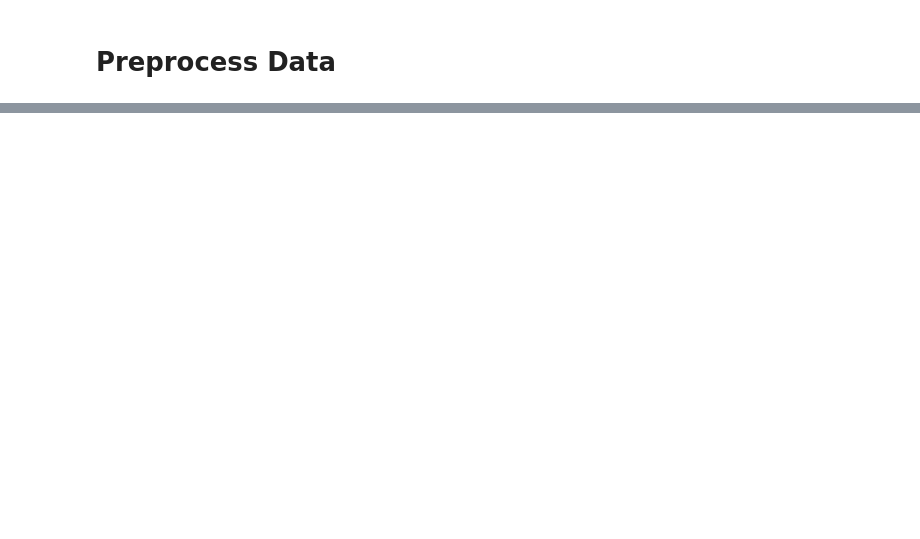
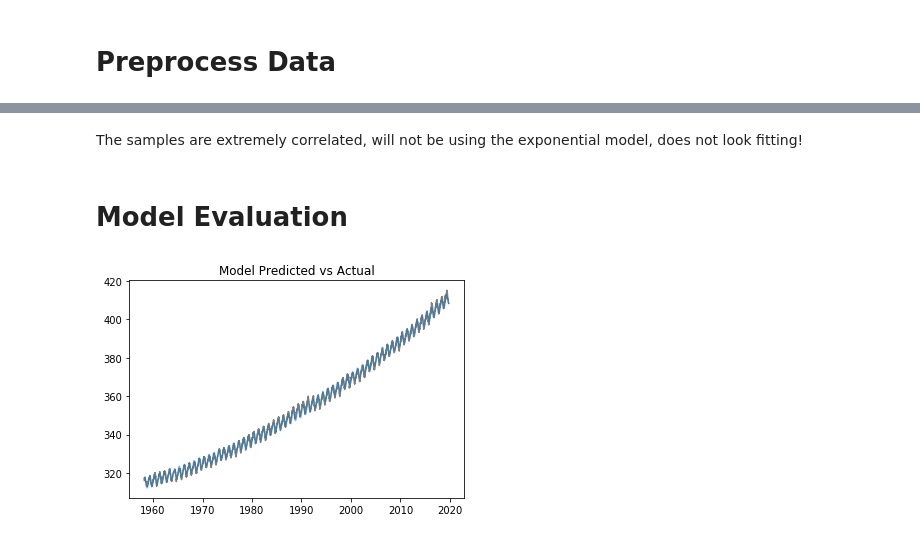
Before and after one commit to michlee1337/DataScience, a Jupyter notebook: Stats/NewCD.ipynb, the cells around one changed output, grey strips where cells are left out. Cells and saved outputs as stored; diff of their text form; code cells hidden in the pictures; blank space fills up the shorter version.

```diff
--- a/Stats/NewCD.ipynb
+++ b/Stats/NewCD.ipynb
@@ -17 +28,6 @@ data["years_passed"] = [(d-data["date"][0]).days/365.25 for d in data["date"]] #
+# %%
+# generate dates to predict
+# from last day til 2058, weekly on saturday
+pred_dates = pd.date_range("2019-09-29", "2058-01-01", freq='W-SAT')
+pred_years_passed = [(d-data["date"][0]).days/365.25 for d in pred_dates]
 # %%
@@ -77,7 +133,8 @@ ValueError: view limit minimum -36866.5 is less than 1 and is an invalid Matplot
 # %%
 stan_data = {
     'n': n,
-    'x': data["co2"][:n],
-    'time': data["years_passed"][:n],
-    'n_future': N-n
-}  # Stan gets to see the first n data values only
+    'n_future': n_future,
+    'x': data["co2"],
+    'time': data["years_passed"],
+    'time_future': pred_years_passed
+}
@@ -186,0 +315,11 @@ plt.show()
+# %% [markdown]
+The samples are extremely correlated, will not be using the exponential model, does not look fitting!
+# %% [markdown]
+# Model Evaluation
+# %%
+import math
+plt.plot(data["date"],data["co2"], 'k-', label='observed',alpha=0.5) # observed data
+plt.plot(data["date"],[np.mean(samples["C0"]) + np.mean(samples["C1"])*t + np.mean(samples["C2"])*t**2 + np.mean(samples["A"])*math.cos(2*math.pi*t + np.mean(samples["phi"])) for t in data["years_passed"]],alpha=0.5)
+plt.title('Model Predicted vs Actual');
+# %% [output]
+[figure, added]
```
Also changed, not shown: parts of 43 cells of this notebook, 3 other files.
